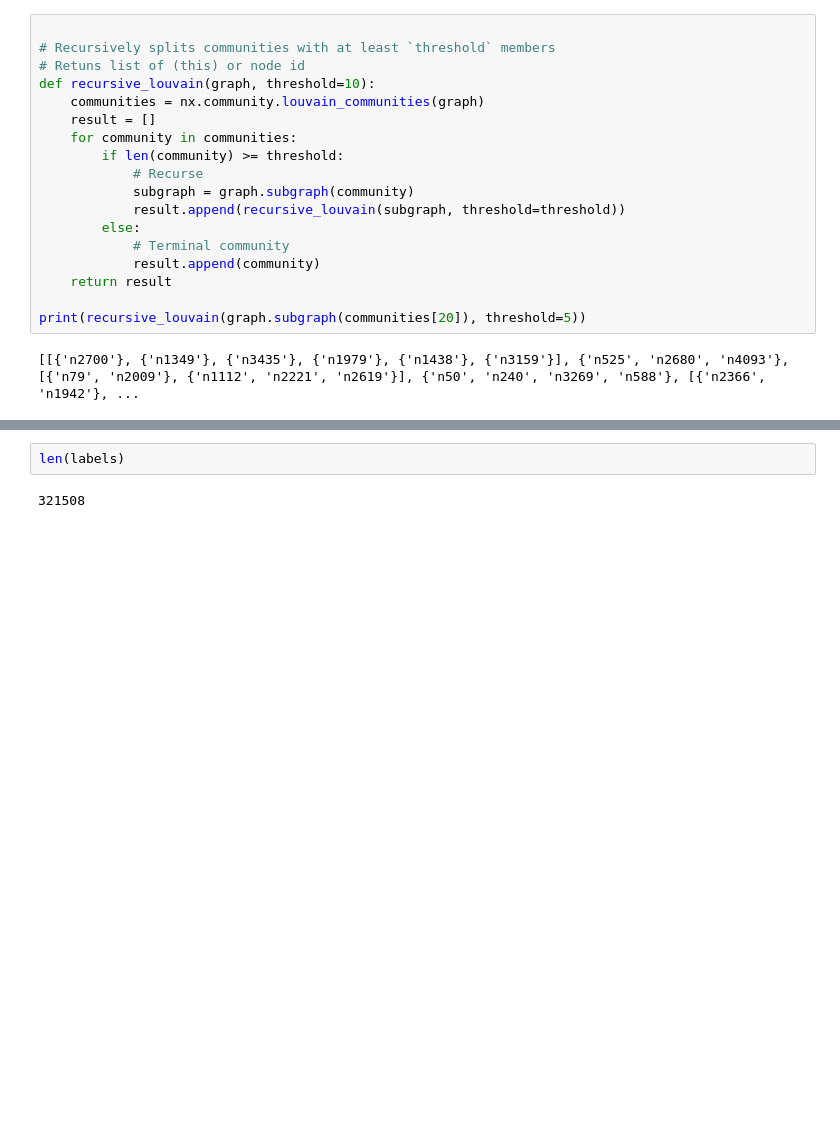
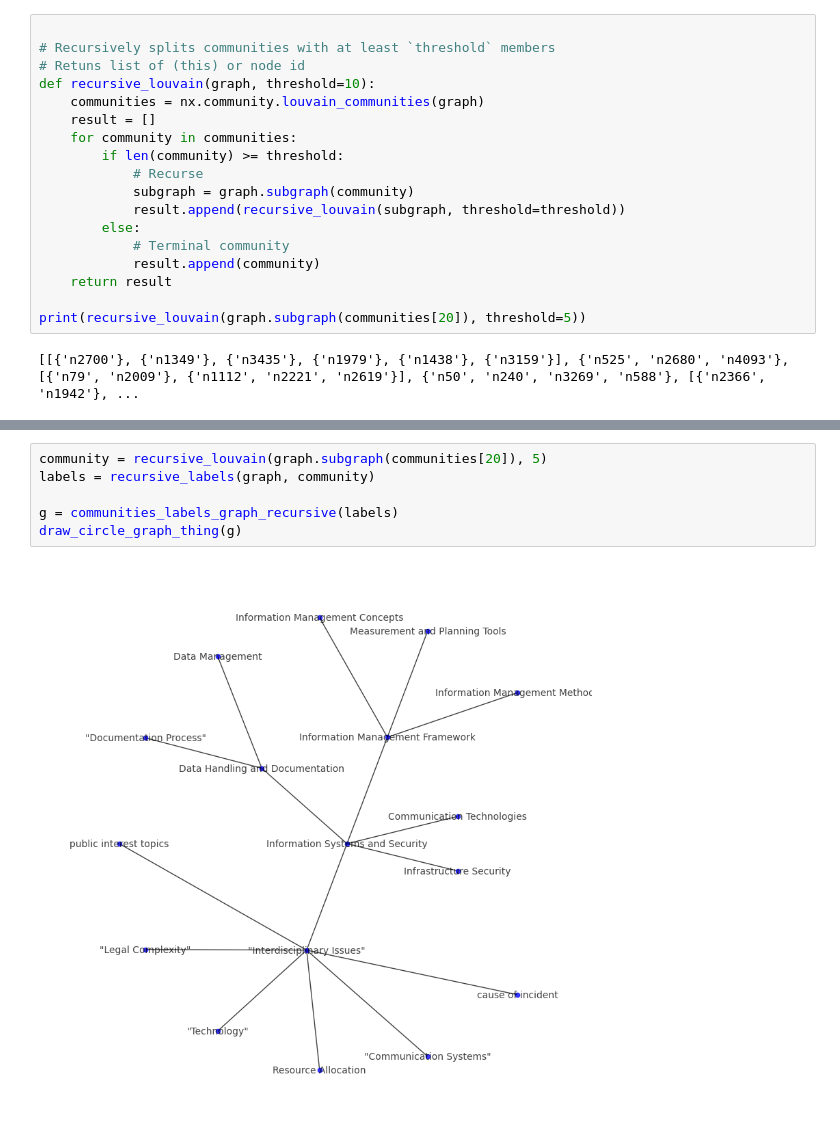
Before and after one commit to Saskapult/graph-rag-testing, a Jupyter notebook: communities_demo.ipynb, the cells around one changed output, grey strips where cells are left out. Saved outputs shown, nothing was run; the diff lists cells and outputs as text; blank space fills up the shorter version.

Commit message:
recursive label merging

```diff
--- a/communities_demo.ipynb
+++ b/communities_demo.ipynb
@@ -244,4 +195,8 @@ plt.show()
-# %%
-len(labels)
-# %% [output]
-321508
+# %%
+community = recursive_louvain(graph.subgraph(communities[20]), 5)
+labels = recursive_labels(graph, community)
+
+g = communities_labels_graph_recursive(labels)
+draw_circle_graph_thing(g)
+# %% [output]
+[figure, added]
```
Also changed, not shown: parts of 3 cells of this notebook.
